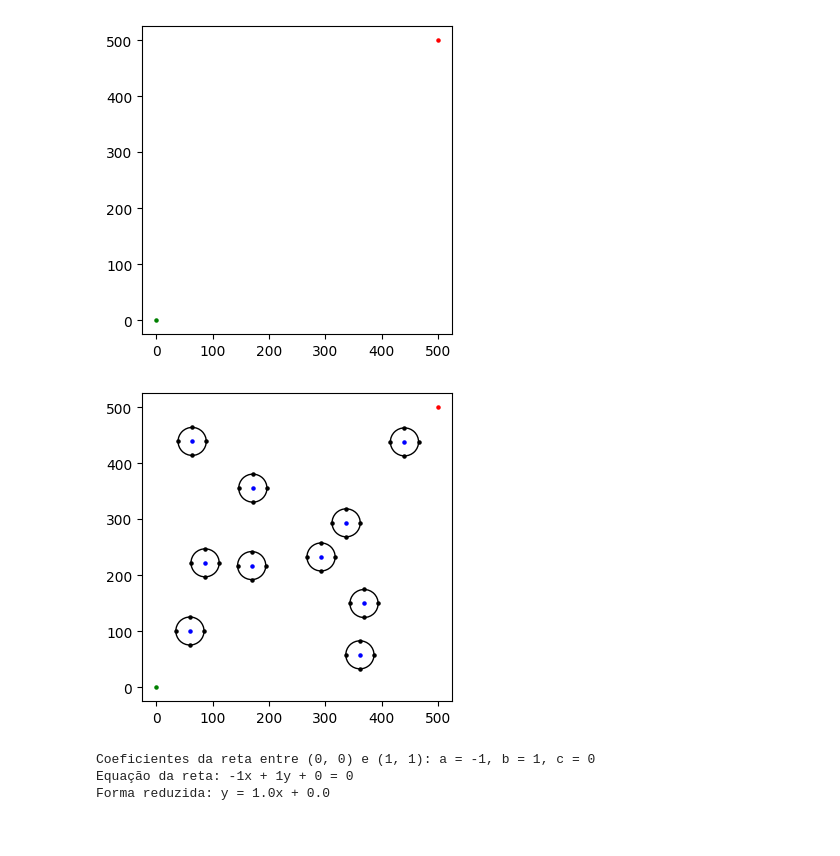
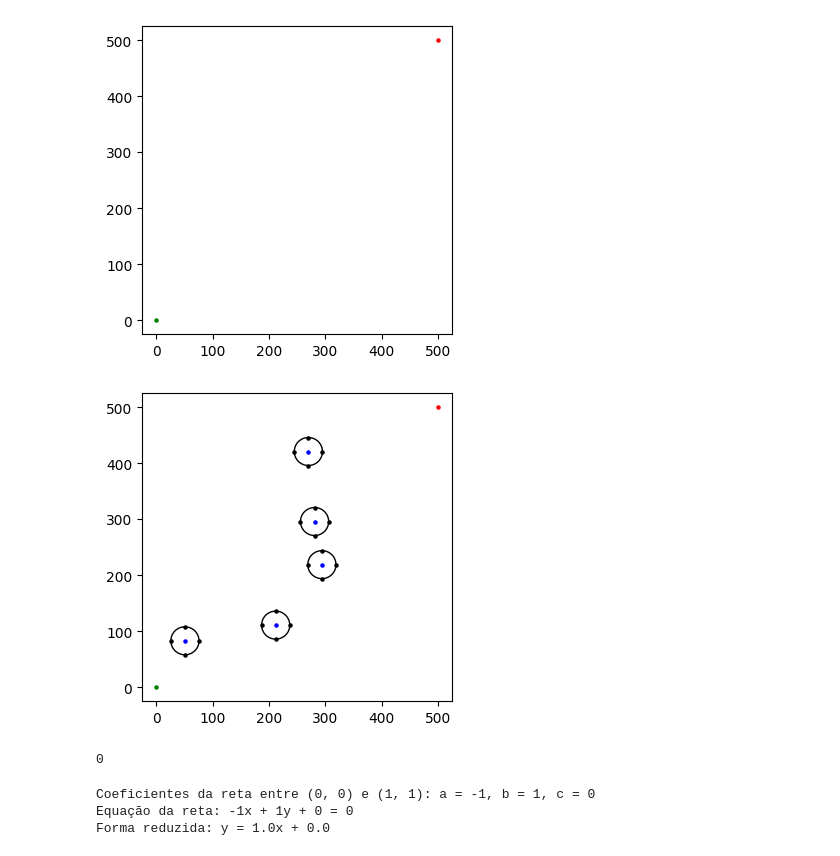
Before and after one commit to EmillySatiro/Sistemas-inteligentes, a Jupyter notebook: Trabalho_1/kaua_cod.ipynb, the cells around one changed output. Saved outputs shown, nothing was run; the diff lists cells and outputs as text; code cells hidden in the pictures.

```diff
--- a/Trabalho_1/kaua_cod.ipynb
+++ b/Trabalho_1/kaua_cod.ipynb
@@ -21,7 +23,7 @@ tamanho = (500, 500)
 ponto_inicial_final = (0, 0), tamanho
 raio_size = 25
 visual_s = 5
-qtd_centroides = 10
+qtd_centroides = 5
 paciencia = 10
 # %%
 def posicoes_circulos(x, y, raio_size):
@@ -78,36 +80,40 @@ def distancia_euclidiana(ponto1, ponto2):
     x1, y1 = ponto1
     x2, y2 = ponto2
     return ((x2 - x1) ** 2 + (y2 - y1) ** 2) ** 0.5
 
 def verificar_distancia(x1, y1, x2, y2, raio_size) -> bool:
     return distancia_euclidiana((x1, y1), (x2, y2)) < 2 * raio_size
 
 while len(centroids) < qtd_centroides and paciencia_atual < paciencia:
 
     interacao_atual += 1
     paciencia_atual += 1
 
-    x = random.uniform(raio_size, tamanho[0] - raio_size)
-    y = random.uniform(raio_size, tamanho[1] - raio_size)
+    x = random.randint(raio_size, tamanho[0] - raio_size)
+    y = random.randint(raio_size, tamanho[1] - raio_size)
 
     if verificar_distancia(x, y, *ponto_inicial_final[0], raio_size):
         # print(f'Ponto ({x}, {y}) está dentro da área de influência do ponto inicial.')
         ...
     elif verificar_distancia(x, y, *ponto_inicial_final[1], raio_size):
         # print(f'Ponto ({x}, {y}) está dentro da área de influência do ponto final.')
         ...
     elif any(verificar_distancia(centroid[0], centroid[1], x, y, raio_size) for centroid in centroids):
         # print(f'Ponto ({x}, {y}) está dentro da área de influência de um dos centroides já criados.')
         ...
     else:
         _, posicao_circulo = inserir_circulo_img(ax, x, y, raio_size, visual_s, 'blue', 'black')
         centroids.append((x, y))
         posicoes_centroides.append(posicao_circulo)
         paciencia_atual = 0
 
 salvar_fig_ax(fig, ax)
 # %% [output]
-[figure, old version]
+[figure, new version]
+# %%
+paciencia_atual
+# %% [output]
+0
 # %%
 def coeficientes_reta(ponto_inicial, ponto_final):
     """
```
Also changed, not shown: parts of 12 cells of this notebook.
